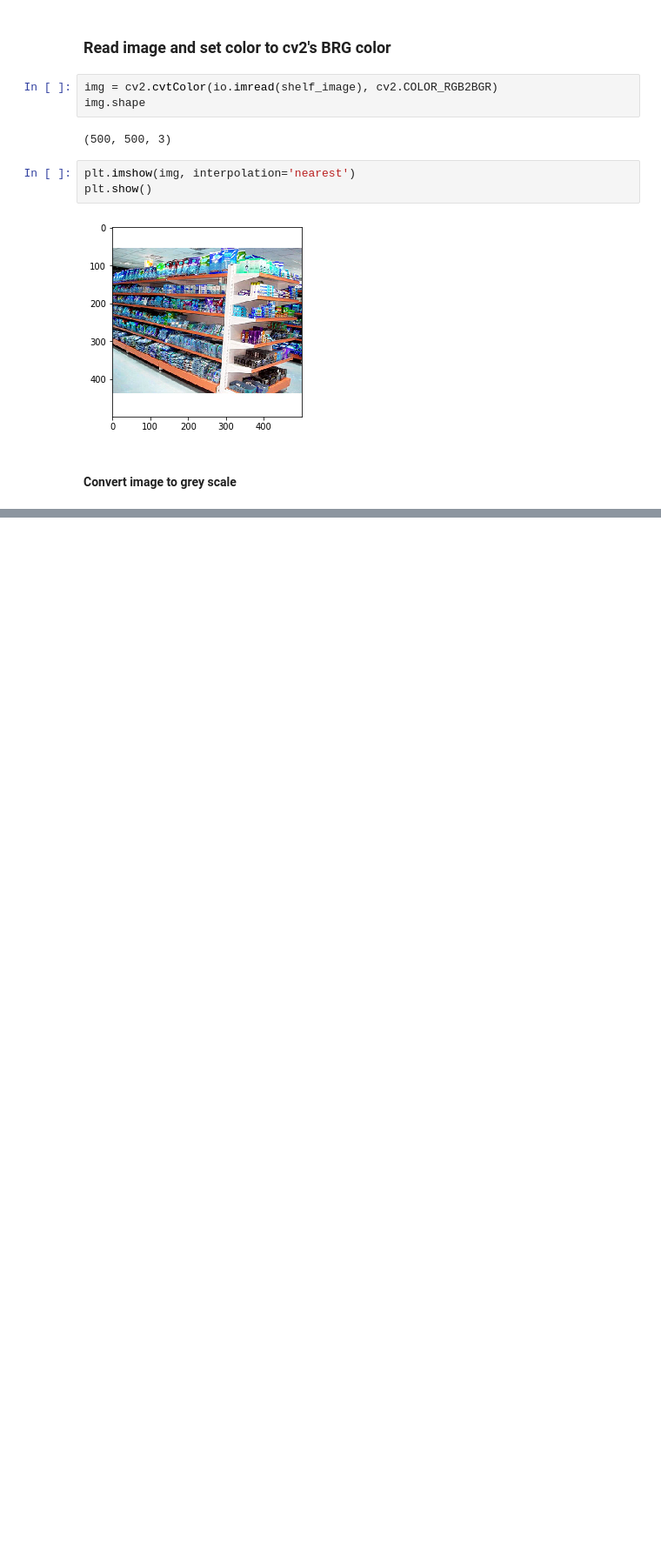
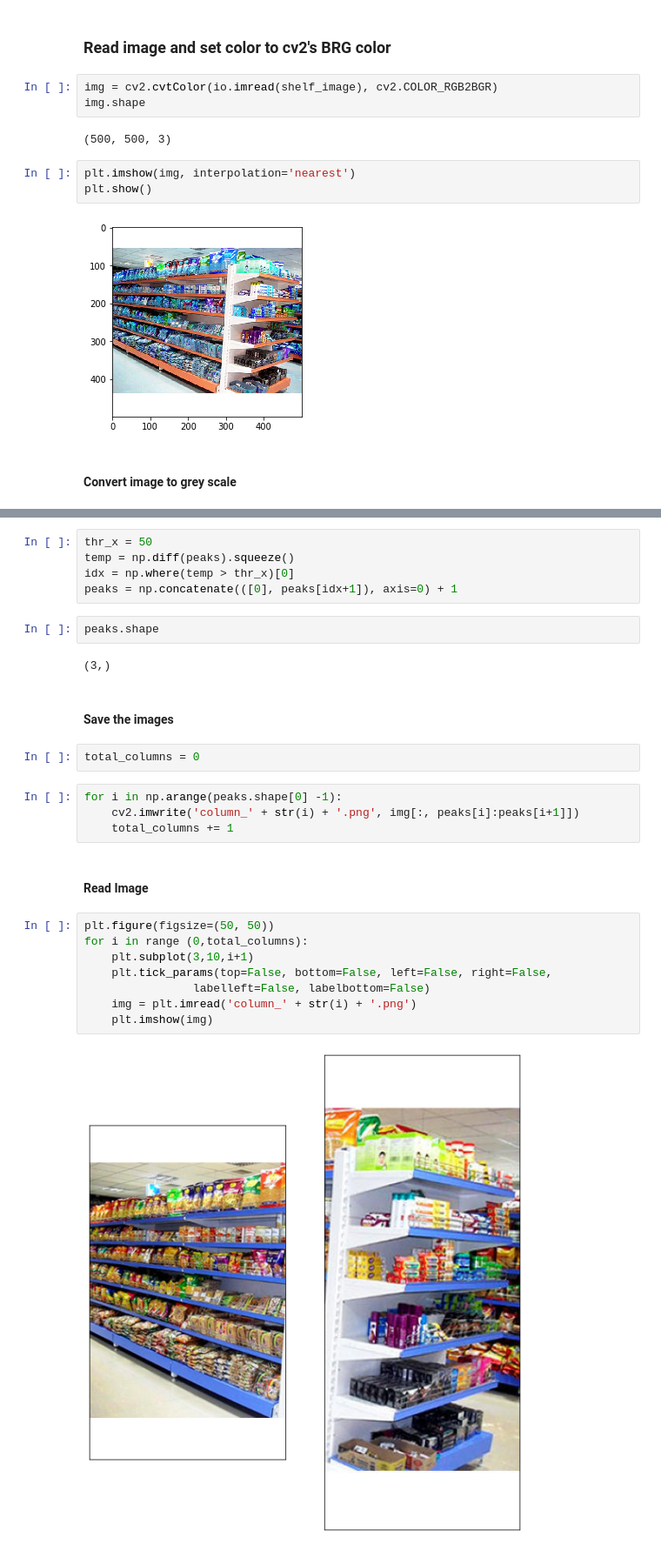
Before and after one commit to D-VPN/Intelligent-Counter-Share-Analyser, a Jupyter notebook: ML Models/dividing-image-by-shelf.ipynb, the cells around one changed output, grey strips where cells are left out. Shown: that part at 87% size. Cells and saved outputs as stored; diff of their text form; blank space fills up the shorter version.

```diff
--- a/ML Models/dividing-image-by-shelf.ipynb
+++ b/ML Models/dividing-image-by-shelf.ipynb
@@ -47,0 +105,29 @@ plt.show()
+# %%
+thr_x = 50
+temp = np.diff(peaks).squeeze()
+idx = np.where(temp > thr_x)[0]
+peaks = np.concatenate(([0], peaks[idx+1]), axis=0) + 1
+# %%
+peaks.shape
+# %% [output]
+(3,)
+# %% [markdown]
+#### Save the images
+# %%
+total_columns = 0
+# %%
+for i in np.arange(peaks.shape[0] -1):
+    cv2.imwrite('column_' + str(i) + '.png', img[:, peaks[i]:peaks[i+1]])
+    total_columns += 1
+# %% [markdown]
+#### Read Image
+# %%
+plt.figure(figsize=(50, 50))
+for i in range (0,total_columns):
+    plt.subplot(3,10,i+1)
+    plt.tick_params(top=False, bottom=False, left=False, right=False,
+                labelleft=False, labelbottom=False)
+    img = plt.imread('column_' + str(i) + '.png')
+    plt.imshow(img)
+# %% [output]
+[figure, added]
```
Also changed, not shown: parts of 15 cells of this notebook, 2 other files.
